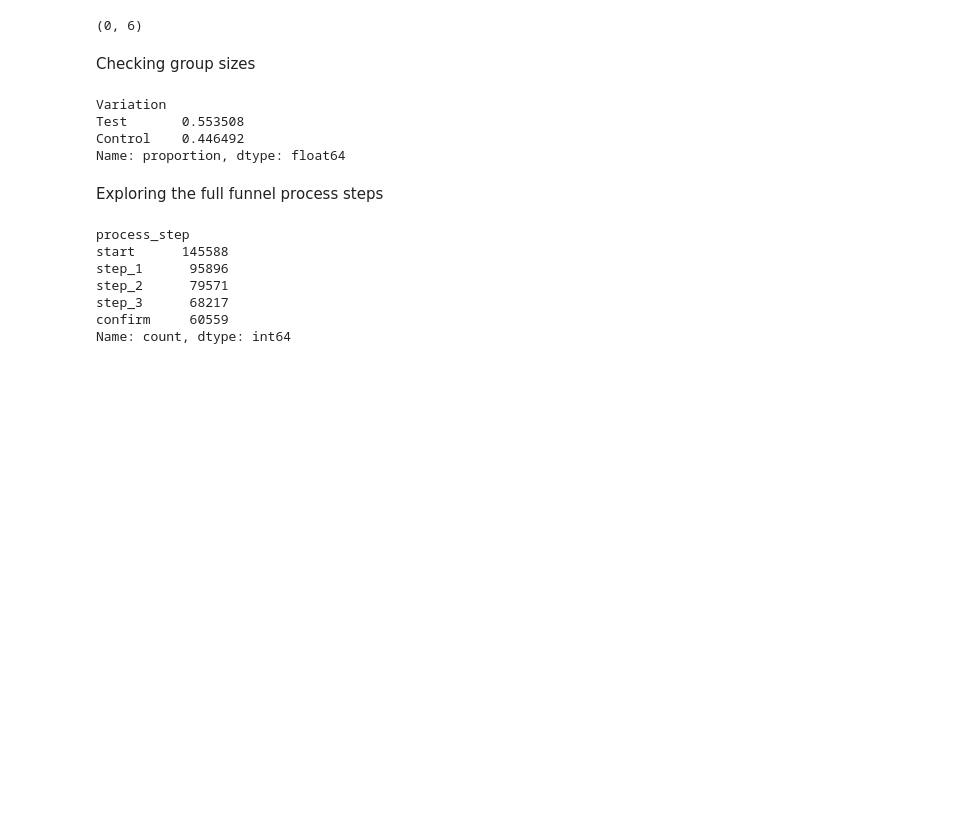
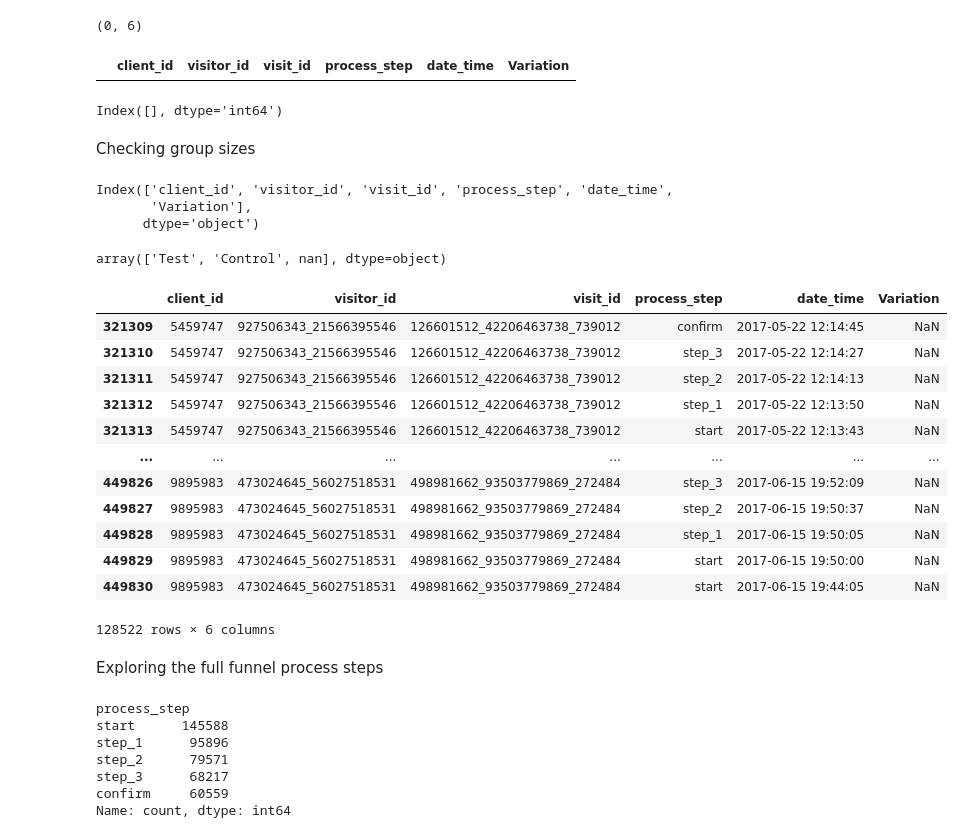
Before and after one commit to SheryllD/Project2, a Jupyter notebook: main_datawrangling.ipynb, the cells around one changed output. Drawn from its saved outputs; the diff is of its cells as text; code cells hidden in the pictures; blank space fills up the shorter version.

```diff
--- a/main_datawrangling.ipynb
+++ b/main_datawrangling.ipynb
@@ -184,2 +214,37 @@ df_web_ec[df_web_ec['date_time'].isnull()].shape
+# %%
+df_web_ec[df_web_ec['date_time'].isnull()] # Checking WHERE the nulls are
+# %% [output]
+|  | client_id | visitor_id | visit_id | process_step | date_time | Variation |
+# %%
+null_indices = df_web_ec[df_web_ec['date_time'].isnull()].index   # there seems 0 nulls
+print(null_indices)
+# %% [output]
+Index([], dtype='int64')
 # %% [markdown]
 Checking group sizes
+# %%
+df_web_ec.columns # Checking all the columns of the dataset
+# %% [output]
+Index(['client_id', 'visitor_id', 'visit_id', 'process_step', 'date_time',
+       'Variation'],
+      dtype='object')
+# %%
+df_web_ec['Variation'].unique() # reviewing how many inputs there are in the coluymn variation
+# %% [output]
+array(['Test', 'Control', nan], dtype=object)
+# %%
+df_web_ec[df_web_ec['Variation'].isnull()] # reviewing how many Nan's we have
+# %% [output]
+|  | client_id | visitor_id | visit_id | process_step | date_time | Variation |
+| 321309 | 5459747 | 927506343_21566395546 | 126601512_42206463738_739012 | confirm | 2017-05-22 12:14:45 | NaN |
+| 321310 | 5459747 | 927506343_21566395546 | 126601512_42206463738_739012 | step_3 | 2017-05-22 12:14:27 | NaN |
+| 321311 | 5459747 | 927506343_21566395546 | 126601512_42206463738_739012 | step_2 | 2017-05-22 12:14:13 | NaN |
+| 321312 | 5459747 | 927506343_21566395546 | 126601512_42206463738_739012 | step_1 | 2017-05-22 12:13:50 | NaN |
+| 321313 | 5459747 | 927506343_21566395546 | 126601512_42206463738_739012 | start | 2017-05-22 12:13:43 | NaN |
+| ... | ... | ... | ... | ... | ... | ... |
+| 449826 | 9895983 | 473024645_56027518531 | 498981662_93503779869_272484 | step_3 | 2017-06-15 19:52:09 | NaN |
+| 449827 | 9895983 | 473024645_56027518531 | 498981662_93503779869_272484 | step_2 | 2017-06-15 19:50:37 | NaN |
+| 449828 | 9895983 | 473024645_56027518531 | 498981662_93503779869_272484 | step_1 | 2017-06-15 19:50:05 | NaN |
+| 449829 | 9895983 | 473024645_56027518531 | 498981662_93503779869_272484 | start | 2017-06-15 19:50:00 | NaN |
+| 449830 | 9895983 | 473024645_56027518531 | 498981662_93503779869_272484 | start | 2017-06-15 19:44:05 | NaN |
+128522 rows × 6 columns
@@ -186,7 +254,2 @@ Checking group sizes
 # %%
-df_web_ec['Variation'].value_counts(normalize=True)
+df_web_ec['Variation'].unique()
-# %% [output]
-Variation
-Test       0.553508
-Control    0.446492
-Name: proportion, dtype: float64
```
Also changed, not shown: parts of 66 cells of this notebook, 12 other files.
